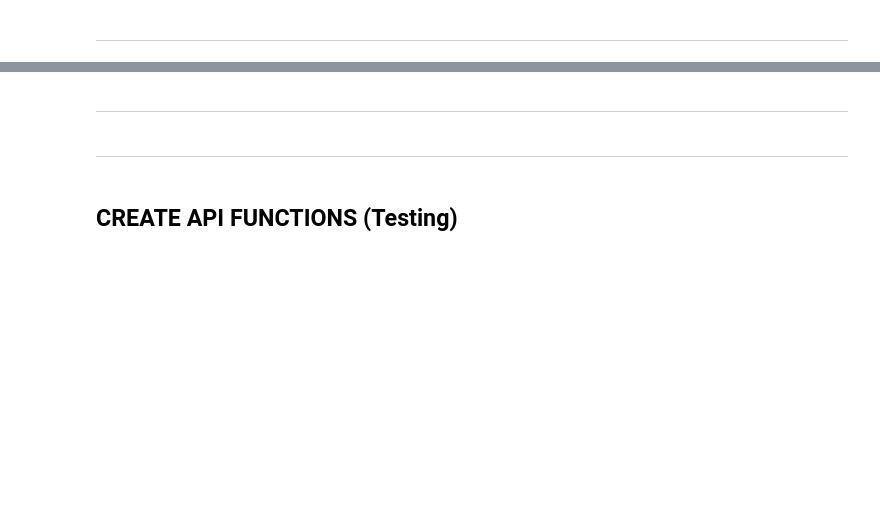
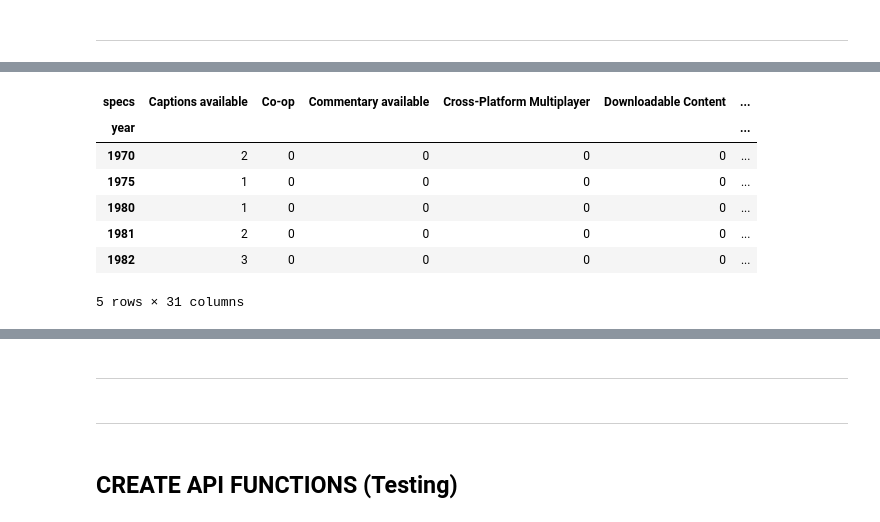
Before and after one commit to SebastianBesio/PI_ML_OPS, a Jupyter notebook: 0_Preprocessing.ipynb, the cells around one changed output, grey strips where cells are left out. Drawn from its saved outputs; the diff is of its cells as text; code cells hidden in the pictures; blank space fills up the shorter version.

```diff
--- a/0_Preprocessing.ipynb
+++ b/0_Preprocessing.ipynb
@@ -360,0 +503,3 @@ genero('2015')
+# %%
+specsEndpointDf = gamesWithYearDf[['specs', 'year']]
+specsEndpointDf.head()
@@ -360,0 +533,2 @@ genero('2015')
+# %%
+specsEndpointDf = specsEndpointDf.dropna()
@@ -360,0 +567,3 @@ genero('2015')
+# %%
+specsEndpointDf = specsEndpointDf.explode('specs')
+specsEndpointDf.head()
@@ -360,0 +583,3 @@ genero('2015')
+# %%
+specsEndpointDf2 = specsEndpointDf.groupby(by=['year', 'specs'])['specs'].count()
+specsEndpointDf2.tail()
@@ -360,0 +594,12 @@ genero('2015')
+# %%
+specsEndpointDf3 = specsEndpointDf2.unstack(level=1, fill_value=0)
+specsEndpointDf3.head()
+# %% [output]
+| specs | Captions available | Co-op | Commentary available | Cross-Platform Multiplayer | Downloadable Content | ... |
+| year |  |  |  |  |  | ... |
+| 1970 | 2 | 0 | 0 | 0 | 0 | ... |
+| 1975 | 1 | 0 | 0 | 0 | 0 | ... |
+| 1980 | 1 | 0 | 0 | 0 | 0 | ... |
+| 1981 | 2 | 0 | 0 | 0 | 0 | ... |
+| 1982 | 3 | 0 | 0 | 0 | 0 | ... |
+5 rows × 31 columns
```
Also changed, not shown: parts of 82 cells of this notebook, 4 other files.
